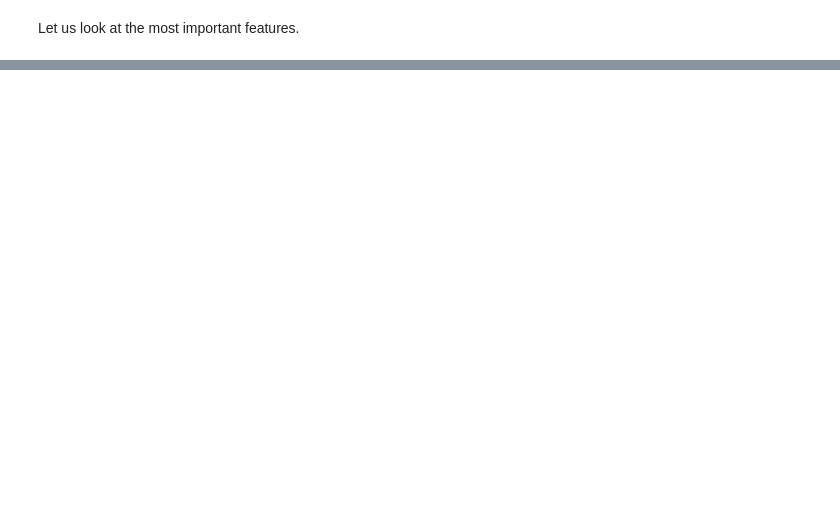
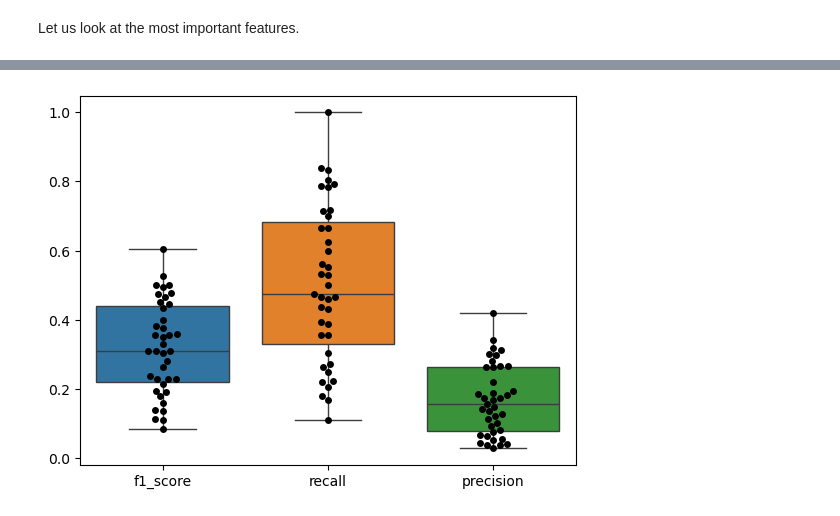
Before and after one commit to Erdos-Projects/summer26-nomination-worthy-books, a Jupyter notebook: CLEAN-REPO/models/xgb_ranker_with_synopses.ipynb, the cells around one changed output, grey strips where cells are left out. Saved outputs shown, nothing was run; the diff lists cells and outputs as text; code cells hidden in the pictures; blank space fills up the shorter version.

Commit message:
fixed some errors in my modified xgb_ranker model

```diff
--- a/CLEAN-REPO/models/xgb_ranker_with_synopses.ipynb
+++ b/CLEAN-REPO/models/xgb_ranker_with_synopses.ipynb
@@ -611,0 +340,25 @@ print(importance_df.head(20))
+# %%
+books_tt = pd.read_csv('../data/books_engineered_train.csv')
+books = pd.read_csv('../data/data_with_author_and_awards.csv',
+dtype = {
+    'isbn' : 'str', # do this explicitly to avoide getting a warning by the interpreter
+    'author_birthyear' : 'Int64', # we have to explicitly do this to avoid pandas implicitly casting as float
+    'title_id' : 'Int64'
+},
+)
+
+books = books[(1971 <= books.release_year) & (books.release_year <= 2014)]
+
+
+books_tt = pd.merge(books_tt, books[['title', 'author', 'book_synopsis']], on = ['title', 'author'])
+# %%
+books_tt = books_tt.dropna(subset=['book_synopsis']) # this massively shrinks our dataset
+# %%
+books_tt['encoded_synopsis'] = books_tt.book_synopsis.apply(transformer.encode)
+# %%
+from walkforward_cv import walk_forward
+from xgb_ranker_with_synopses_model import SynopsisXGBRanker
+
+
+windows = walk_forward(books_tt)
+model = SynopsisXGBRanker()
@@ -611,0 +445,11 @@ print(importance_df.head(20))
+# %%
+import seaborn as sns
+
+
+ax = sns.boxplot(data=cv_result[['f1_score', 'recall', 'precision']])
+
+sns.swarmplot(data=cv_result[['f1_score', 'recall', 'precision']], ax=ax, color='black')
+
+plt.show()
+# %% [output]
+[figure, added]
```
Also changed, not shown: parts of 74 cells of this notebook, 3 other files.
